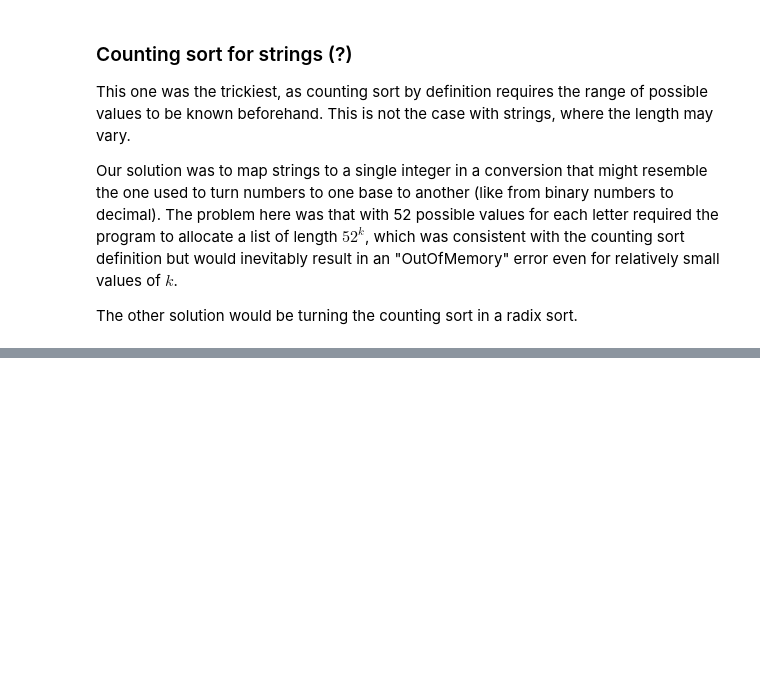
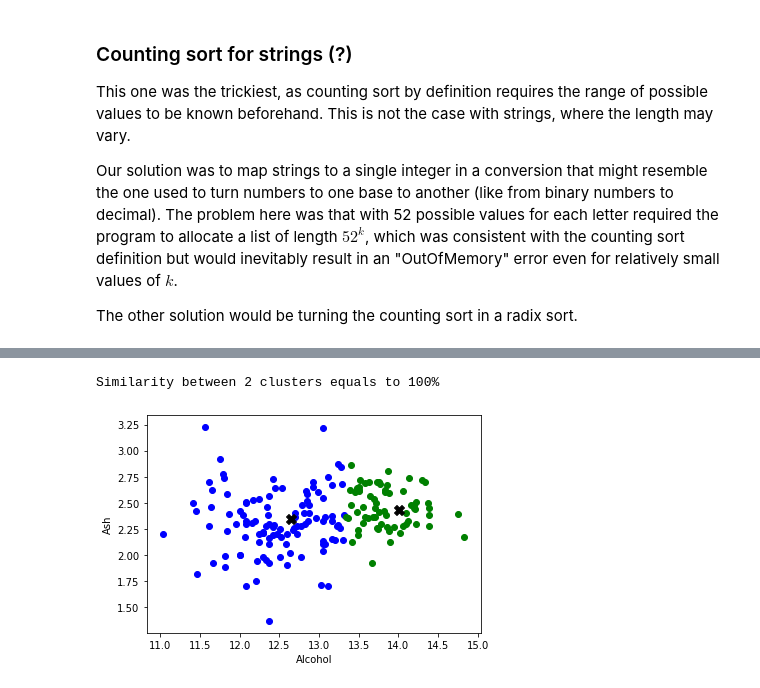
Before and after one commit to muscasmarco/ADM-HW4, a Jupyter notebook: main.ipynb, the cells around one changed output, grey strips where cells are left out. Saved outputs shown, nothing was run; the diff lists cells and outputs as text; code cells hidden in the pictures; blank space fills up the shorter version.

```diff
--- a/main.ipynb
+++ b/main.ipynb
@@ -182,0 +388,14 @@ The other solution would be turning the counting sort in a radix sort.
+# %%
+data1, x = k_means(df,"Alcohol","Ash",K)
+Rand_index(data, data1)
+color = ['blue','green','red','yellow','crimson','aqua','chocolate','coral','plum','maroon']
+for k in range(K):
+    d = data1[data1["cluster"] == k]
+    plt.scatter(d["Alcohol"],d["Ash"],c = color[k])
+plt.scatter(centroid["Alcohol"],centroid["Ash"],c = 'black', marker = 'X',s = 100) #Centroids
+plt.xlabel('Alcohol')
+plt.ylabel('Ash')
+plt.show()
+# %% [output]
+Similarity between 2 clusters equals to 100%
+[figure, added]
```
Also changed, not shown: parts of 15 cells of this notebook.
